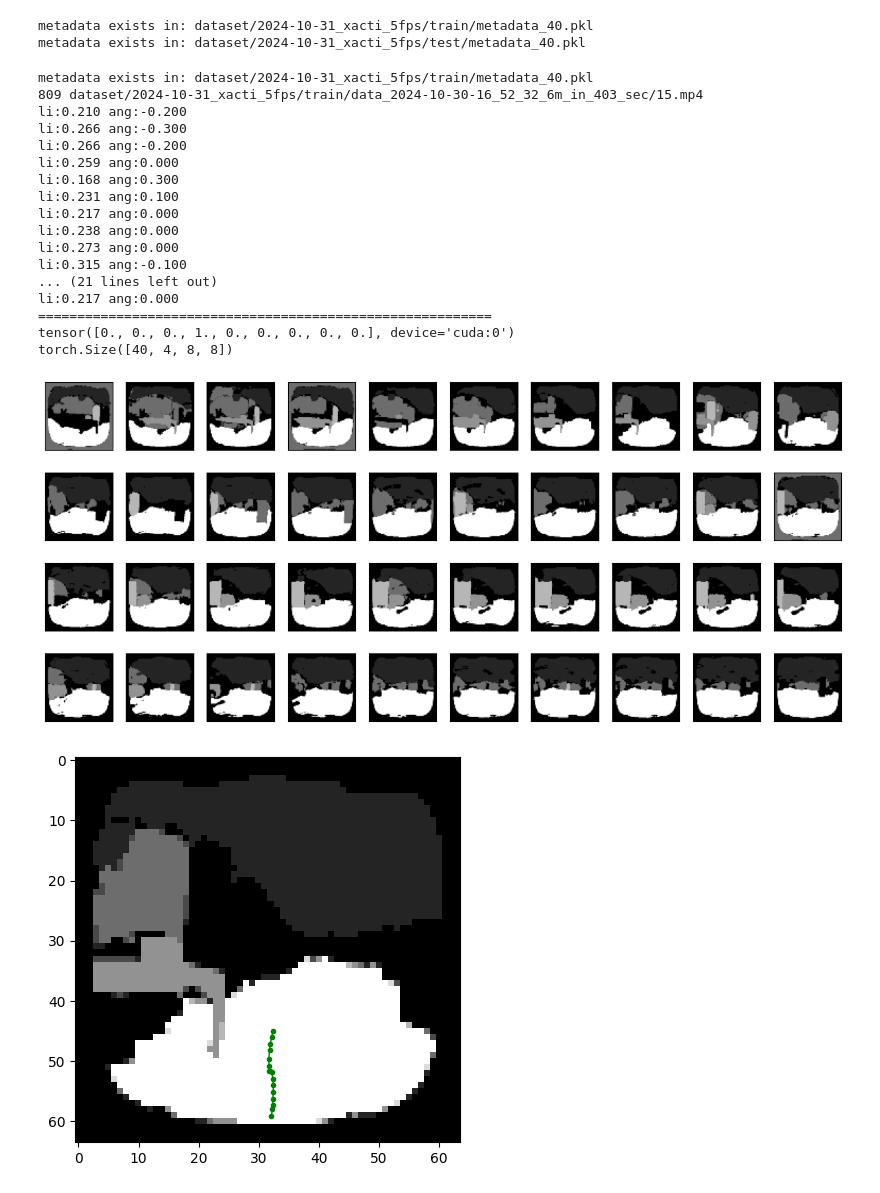
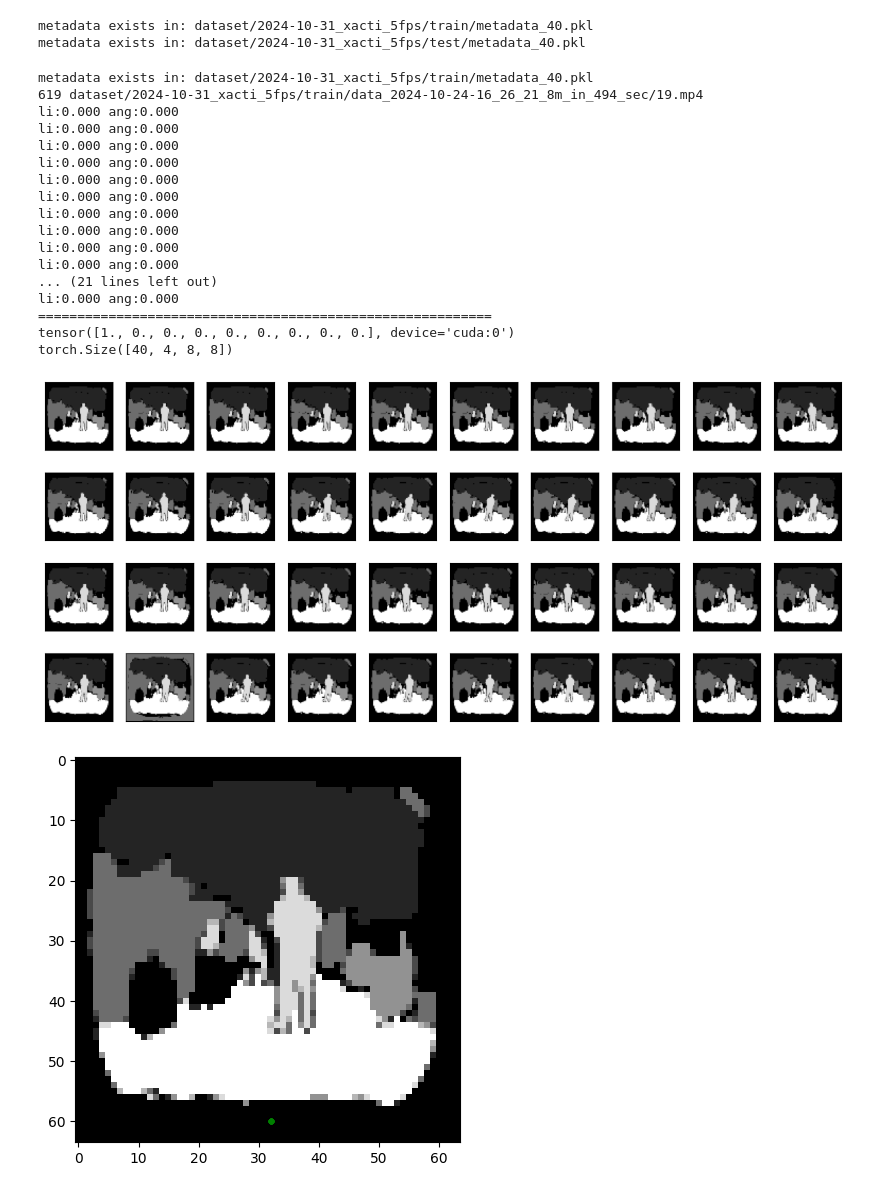
Before and after one commit to innovation-x/mmVDT_robo_nav, a Jupyter notebook: test_vae.ipynb, the cells around one changed output. Cells and saved outputs as stored; diff of their text form; code cells hidden in the pictures.

```diff
--- a/test_vae.ipynb
+++ b/test_vae.ipynb
@@ -20,6 +20,7 @@ print(DEVICE)
 parser = argparse.ArgumentParser()
 parser = VideoDataset.add_model_specific_args(parser)
 parser.add_argument('--data_path', type=str, default='dataset/2024-10-31_xacti_5fps')
+parser.add_argument('--data_path', type=str, default='dataset/2024-10-31_xacti_5fps_origin')
 # parser.add_argument('--data_path', type=str, default='/home/xu/xu/robo_nav/dataset/Huron_processed_seg')
 
 parser.add_argument('--sequence_length', type=int, default=40)
@@ -61,57 +93,41 @@ metadata exists in: dataset/2024-10-31_xacti_5fps/test/metadata_40.pkl
 # %%
 from utils import visual_vid_mmot
-mulgpu = True
 
 valid_dataset = Dataset(args.data_path, args.sequence_length,rgb=False, train=True, resolution=args.resolution)
-batch, vid_idx, path = valid_dataset[15000]
+batch, vid_idx, path = valid_dataset[11000]
 print(vid_idx, path)
 
 x, mot = dict.values(batch)
 mot = mot.reshape(1,2,args.sequence_length).permute(0,2,1).to(DEVICE)
-visual_vid_mmot(x.reshape(1,args.sequence_length,64,64,9),mot.reshape(1,args.sequence_length,2), grid=False)
+visual_vid_mmot(x.reshape(1,args.sequence_length,64,64,input_dim),mot.reshape(1,args.sequence_length,2), grid=False, rgb=rgb)
 
-from diffusers.models import AutoencoderKL
 raw_x = x.permute(0,3,1,2).to(DEVICE)
 print(raw_x.permute(0,2,3,1)[0,0,0])
-vae = AutoencoderKL.from_pretrained(f"stabilityai/sd-vae-ft-mse")
-vae.encoder.conv_in = nn.Conv2d(9, vae.encoder.conv_in.out_channels, kernel_size=3, stride=1, padding=1)
-vae.decoder.conv_out = nn.Conv2d(vae.decoder.conv_out.in_channels, 9, kernel_size=3, stride=1, padding=1)
-
-modelData = 'checkpoints_vae_seg/vae_20241031_60.pth.tar'
-checkpoint = torch.load(modelData)
-if mulgpu == True:
-    state_dict = checkpoint['model_state_dict']
-    state_dict = {k.replace("module.", ""): v for k, v in state_dict.items()}
-else:
-    state_dict = checkpoint['model_state_dict']
-vae.load_state_dict(state_dict)
-
-vae.to(DEVICE)
 
 with torch.no_grad():
     # Map input images to latent space + normalize latents:
     enc = vae.encode(raw_x).latent_dist.sample()
 print(enc.shape)
 # %% [output]
 metadata exists in: dataset/2024-10-31_xacti_5fps/train/metadata_40.pkl
-809 dataset/2024-10-31_xacti_5fps/train/data_2024-10-30-16_52_32_6m_in_403_sec/15.mp4
-li:0.210 ang:-0.200
-li:0.266 ang:-0.300
-li:0.266 ang:-0.200
-li:0.259 ang:0.000
-li:0.168 ang:0.300
-li:0.231 ang:0.100
-li:0.217 ang:0.000
-li:0.238 ang:0.000
-li:0.273 ang:0.000
-li:0.315 ang:-0.100
+619 dataset/2024-10-31_xacti_5fps/train/data_2024-10-24-16_26_21_8m_in_494_sec/19.mp4
+li:0.000 ang:0.000
+li:0.000 ang:0.000
+li:0.000 ang:0.000
+li:0.000 ang:0.000
+li:0.000 ang:0.000
+li:0.000 ang:0.000
+li:0.000 ang:0.000
+li:0.000 ang:0.000
+li:0.000 ang:0.000
+li:0.000 ang:0.000
 ... (21 lines left out)
-li:0.217 ang:0.000
+li:0.000 ang:0.000
 ==========================================================
-tensor([0., 0., 0., 1., 0., 0., 0., 0., 0.], device='cuda:0')
+tensor([1., 0., 0., 0., 0., 0., 0., 0., 0.], device='cuda:0')
 torch.Size([40, 4, 8, 8])
-[figure, old version]
+[figure, new version]
-[figure, old version]
+[figure, new version]
 # %%
 # z = torch.randn(16,4,8,8).to(DEVICE)
 
```
Also changed, not shown: parts of 2 cells of this notebook, 3 other files.
